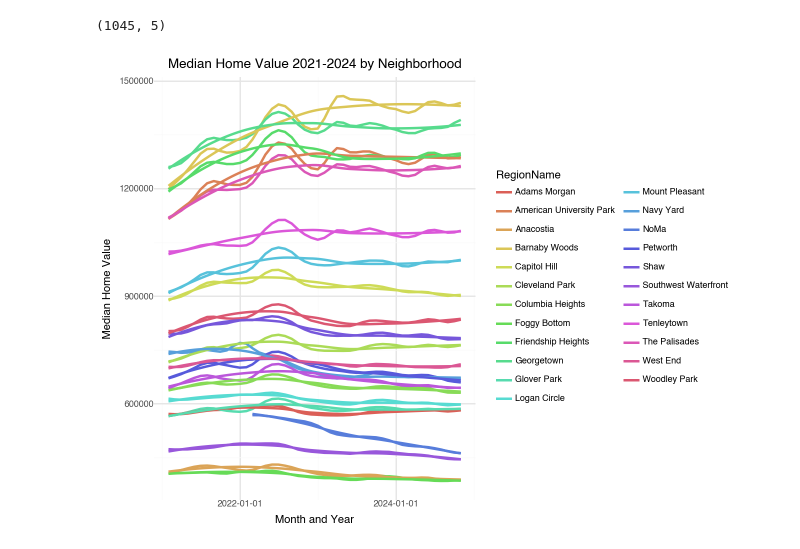
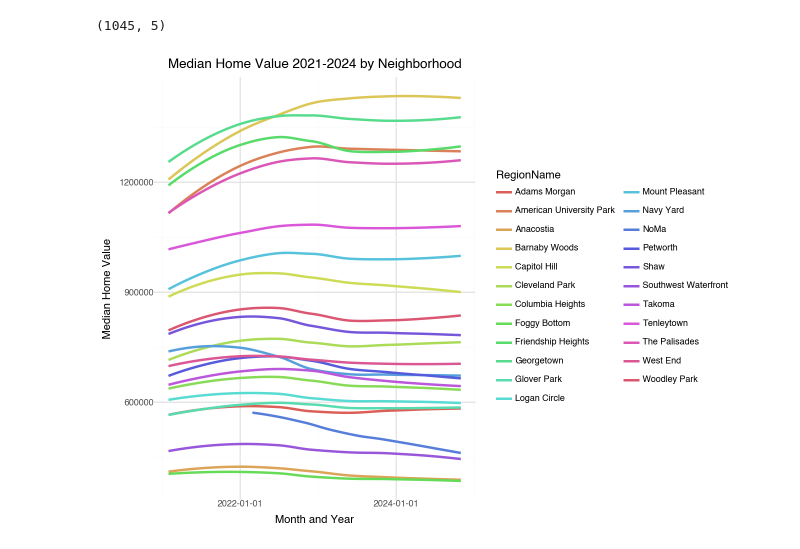
Before and after one commit to rebeccalwagner/PPOL_5203_FinalProject, a Jupyter notebook: files/visualizations/zillow_viz.ipynb, the cells around one changed output. Drawn from its saved outputs; the diff is of its cells as text; code cells hidden in the pictures.

```diff
--- a/files/visualizations/zillow_viz.ipynb
+++ b/files/visualizations/zillow_viz.ipynb
@@ -15,6 +15,6 @@ print(os.getcwd())
 # %%
 ##import housing data
-housing_data = pd.read_csv("./data/zillow/zillow_housing_neighborhood_dc.csv", encoding='utf-8')
+housing_data = pd.read_csv("../../data/zillow/zillow_housing_neighborhood_dc.csv", encoding='utf-8')
 # %%
 housing_data.head()
 # %% [output]
@@ -58,20 +58,18 @@ housing_data_filtered_na.shape
 # %%
 # step 1: data
 (ggplot(data=housing_data_filtered_na) +
-
- geom_line(aes(x="EndMonth", y="MedianHomeValue", color="RegionName"), size = 1) +
 
 # step 2: geom
  geom_smooth(
 
 # step 3: aesthethics as variable
      aes(x="EndMonth", y="MedianHomeValue", color="RegionName"), method='loess', se=False) +
 
     theme_minimal(base_size=8) +
     #theme(legend_position='none') +
 
 
 # step labels: edit the labels of the graph
 labs(x="Month and Year", y="Median Home Value", title="Median Home Value 2021-2024 by Neighborhood"))
 # %% [output]
-[figure, old version]
+[figure, new version]
```
Also changed, not shown: parts of 7 cells of this notebook.
